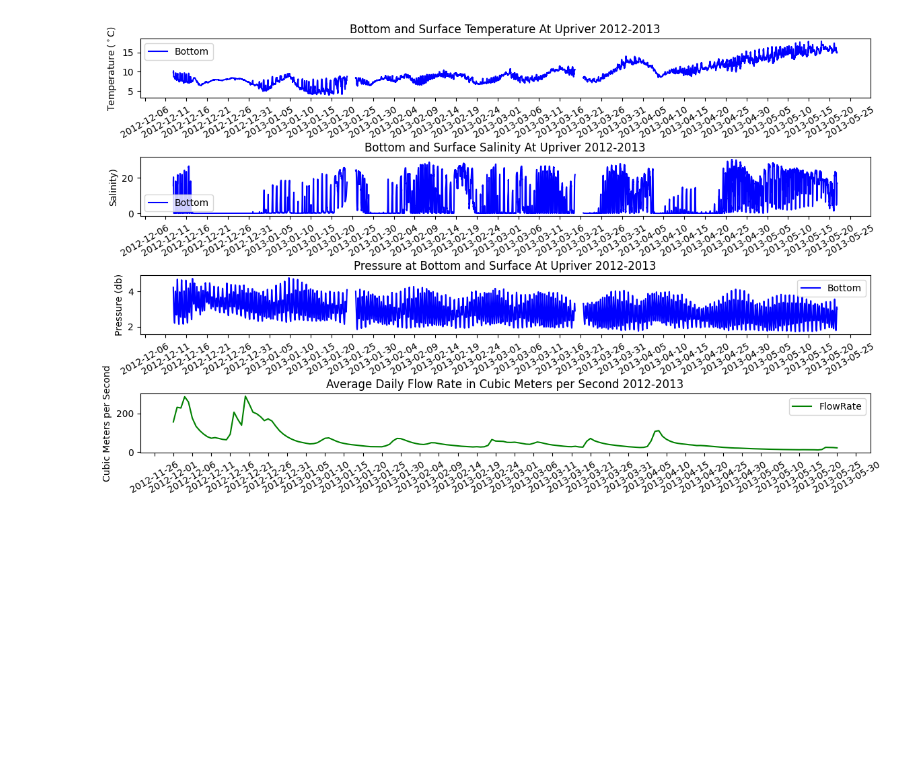
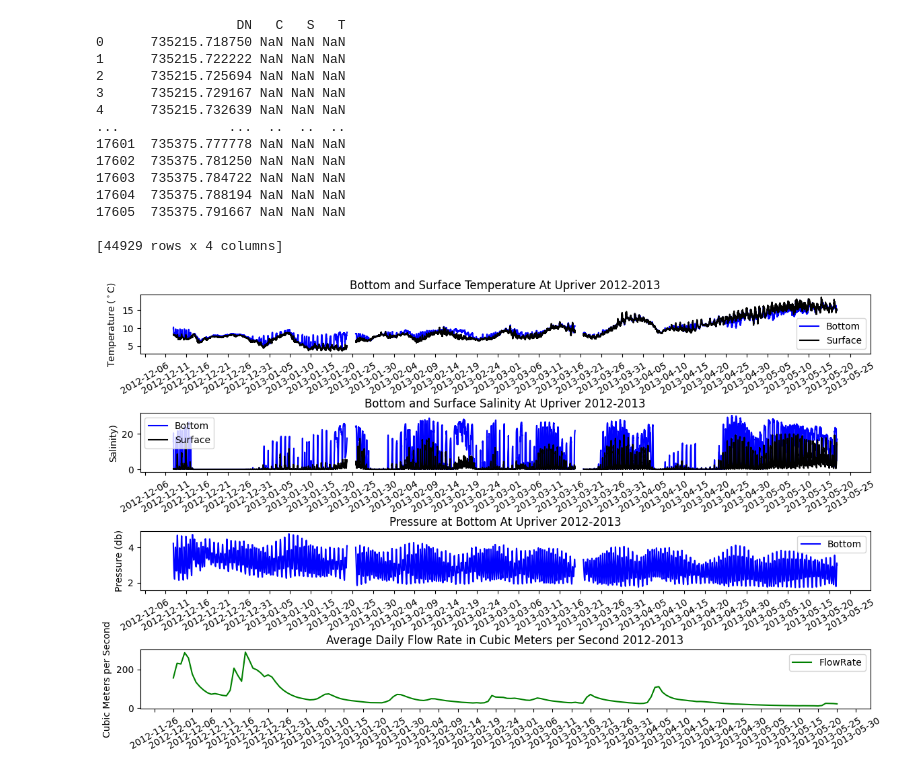
Before and after one commit to lebedevn/Alsea-Estuary-Data, a Jupyter notebook: upriver12_13.ipynb, the cells around one changed output. Saved outputs shown, nothing was run; the diff lists cells and outputs as text; code cells hidden in the pictures; blank space fills up the shorter version.

Commit message:
adding surface data

```diff
--- a/upriver12_13.ipynb
+++ b/upriver12_13.ipynb
@@ -12,9 +12,14 @@ matDataU1 = sio.loadmat('2012-13\\mcat_upriver_6865_Dep1.mat')
 matDataU2 = sio.loadmat('2012-13\\mcat_upriver_6865_Dep2.mat')
 matDataU3 = sio.loadmat('2012-13\\mcat_upriver_6865_Dep3.mat')
 
+#import upriver surface data
+matDataS1 = sio.loadmat('2012-13\\hobo_upriver_3827_Dep1.mat')
+matDataS2 = sio.loadmat('2012-13\\hobo_upriver_3827_Dep2.mat')
+matDataS3 = sio.loadmat('2012-13\\hobo_upriver_3827_Dep3.mat')
+
 #mat lab date origin
 origin = np.datetime64('0000-01-01', 'D') - np.timedelta64(1, 'D')
-
+# bottom  data
 matDataU1Filtered = {dictKey:dictValue for dictKey, dictValue in matDataU1.items() if dictKey[0] != '_'}
 matU1DF = pd.DataFrame({dictKey: np.array(dictValue).flatten() for dictKey, dictValue in matDataU1Filtered.items()})
 matDataU2Filtered = {dictKey:dictValue for dictKey, dictValue in matDataU2.items() if dictKey[0] != '_'}
@@ -23,7 +28,18 @@ matDataU3Filtered = {dictKey:dictValue for dictKey, dictValue in matDataU3.items
 matU3DF = pd.DataFrame({dictKey: np.array(dictValue).flatten() for dictKey, dictValue in matDataU3Filtered.items()})
 
 matUDBF = pd.concat([matU1DF, matU2DF, matU3DF])
-tmsUpriver = matUDBF['DN'] * np.timedelta64(1, 'D') + origin
+tmsBottomriver = matUDBF['DN'] * np.timedelta64(1, 'D') + origin
+
+# surface data
+matDataS1Filtered = {dictKey:dictValue for dictKey, dictValue in matDataS1.items() if dictKey[0] != '_'}
+matS1DF = pd.DataFrame({dictKey: np.array(dictValue).flatten() for dictKey, dictValue in matDataS1Filtered.items()})
+matDataS2Filtered = {dictKey:dictValue for dictKey, dictValue in matDataS2.items() if dictKey[0] != '_'}
+matS2DF = pd.DataFrame({dictKey: np.array(dictValue).flatten() for dictKey, dictValue in matDataS2Filtered.items()})
+matDataS3Filtered = {dictKey:dictValue for dictKey, dictValue in matDataS3.items() if dictKey[0] != '_'}
+matS3DF = pd.DataFrame({dictKey: np.array(dictValue).flatten() for dictKey, dictValue in matDataS3Filtered.items()})
+
+matUDSF = pd.concat([matS1DF, matS2DF, matS3DF])
+tmsSurfaceriver = matUDSF['DN'] * np.timedelta64(1, 'D') + origin
 
 #reading in flow data
 flowDF = pd.read_csv('2012_2013alsea.csv')
@@ -35,13 +51,14 @@ for index, row in flowDF.iterrows():
 
 tmsFlow = flowDF['DN']
 
+print(matUDSF)
 #create the subplots
 fig, (axtemp, axsal, axro, axflow) = plt.subplots(4,figsize=(14, 8))
 
 #set the titles for the plots
 axtemp.set_title("Bottom and Surface Temperature At Upriver 2012-2013")
 axsal.set_title("Bottom and Surface Salinity At Upriver 2012-2013")
-axro.set_title("Pressure at Bottom and Surface At Upriver 2012-2013")
+axro.set_title("Pressure at Bottom At Upriver 2012-2013")
 axflow.set_title("Average Daily Flow Rate in Cubic Meters per Second 2012-2013")
 
 #set up the y axis for each plot
@@ -49,37 +66,51 @@ plt.setp(axtemp, ylabel = "Temperature ($^\circ$C)")
 plt.setp(axsal, ylabel = "Salinity)")
 plt.setp(axro, ylabel = "Pressure (db)")
 plt.setp(axflow, ylabel = "Cubic Meters per Second")
 
 #plot the data on the proper plot
 
-axtemp.plot(tmsUpriver, matUDBF['T'], color = 'blue', label='Bottom')
-# also do this for surface
-axsal.plot(tmsUpriver,matUDBF['S'],color = 'blue', label = "Bottom")
-#do this for surface
-axro.plot(tmsUpriver, matUDBF['P'], color = 'blue', label = "Bottom")
-#do this for surface
+axtemp.plot(tmsBottomriver, matUDBF['T'], color = 'blue', label='Bottom')
+axtemp.plot(tmsSurfaceriver, matUDSF['T'], color = 'black', label = 'Surface')
+axsal.plot(tmsBottomriver,matUDBF['S'],color = 'blue', label = "Bottom")
+axsal.plot(tmsSurfaceriver, matUDSF['S'], color = 'black', label = 'Surface')
+axro.plot(tmsBottomriver, matUDBF['P'], color = 'blue', label = "Bottom")
+# surface data doesn't contain pressure.
 axflow.plot(tmsFlow,flowDF['fRate'], color = 'green', label = 'FlowRate')
 
 
 # Change the tick interval
 axtemp.xaxis.set_major_locator(mdates.DayLocator(interval=5))
 axsal.xaxis.set_major_locator(mdates.DayLocator(interval=5))
 axro.xaxis.set_major_locator(mdates.DayLocator(interval=5))
 axflow.xaxis.set_major_locator(mdates.DayLocator(interval=5))
 
 # Puts x-axis labels on an angle
 axtemp.xaxis.set_tick_params(rotation = 30)
 axro.xaxis.set_tick_params(rotation = 30)
 axsal.xaxis.set_tick_params(rotation = 30)
 axflow.xaxis.set_tick_params(rotation = 30)
 
 #adjust space between the plots
 plt.subplots_adjust(hspace=1)
 
 axtemp.legend()
 axsal.legend()
 axro.legend()
 axflow.legend()
 plt.show()
 # %% [output]
+                  DN   C   S   T
+0      735215.718750 NaN NaN NaN
+1      735215.722222 NaN NaN NaN
+2      735215.725694 NaN NaN NaN
+3      735215.729167 NaN NaN NaN
+4      735215.732639 NaN NaN NaN
+...              ...  ..  ..  ..
+17601  735375.777778 NaN NaN NaN
+17602  735375.781250 NaN NaN NaN
+17603  735375.784722 NaN NaN NaN
+17604  735375.788194 NaN NaN NaN
+17605  735375.791667 NaN NaN NaN
+
+[44929 rows x 4 columns]
-[figure, old version]
+[figure, new version]
```
Also changed, not shown: 3 other files.
